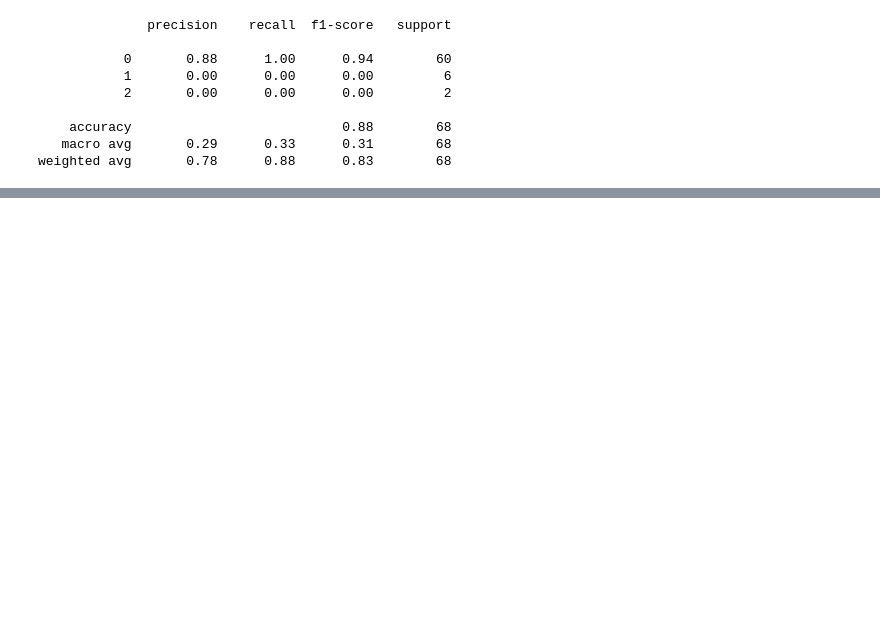
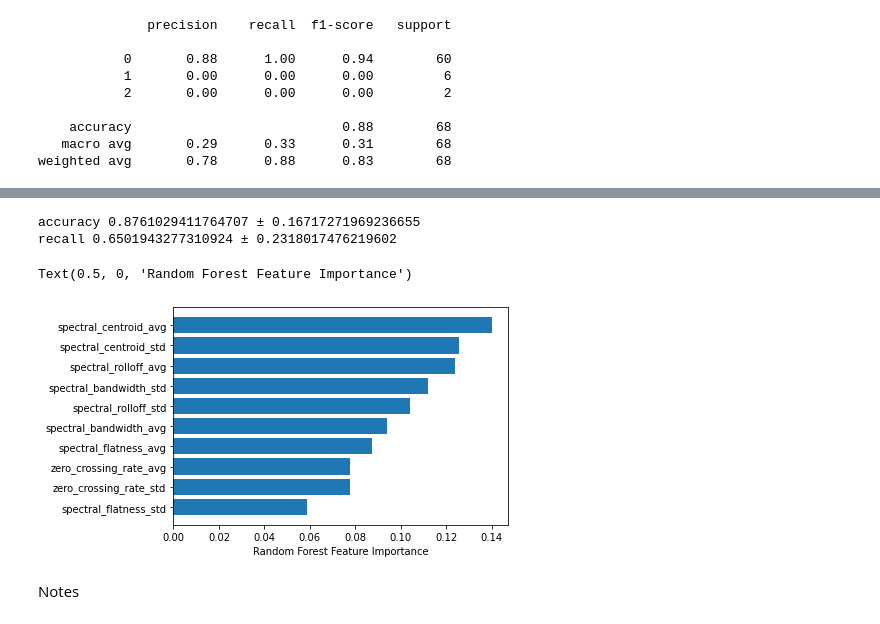
Before and after one commit to Whoami666/HSE_Lab, a Jupyter notebook: schiz_models_random_forest.ipynb, the cells around one changed output, grey strips where cells are left out. Drawn from its saved outputs; the diff is of its cells as text; code cells hidden in the pictures; blank space fills up the shorter version.

```diff
--- a/schiz_models_random_forest.ipynb
+++ b/schiz_models_random_forest.ipynb
@@ -161,0 +298,5 @@ cross_validate(rfc, X, y, scoring=scoring)
+# %%
+X = df1d.drop(['tds', 'tds_binary'], axis=1)
+y = df1d.tds_binary # Target variable
+
+X_train, X_test, y_train, y_test = train_test_split(X, y, test_size=0.4, random_state=16)
@@ -161,0 +327,9 @@ cross_validate(rfc, X, y, scoring=scoring)
+# %%
+from sklearn.ensemble import RandomForestClassifier
+rfc = RandomForestClassifier(n_estimators = opt.best_params_['n_estimators'],
+                             max_depth = opt.best_params_['max_depth'],
+                             min_samples_split = opt.best_params_['min_samples_split'],
+                             min_samples_leaf = opt.best_params_['min_samples_leaf'])
+rfc.fit(X_train, y_train)
+y_pred = rfc.predict(X_test)
+print(classification_report(y_test,y_pred))
@@ -161,0 +345,25 @@ cross_validate(rfc, X, y, scoring=scoring)
+# %%
+kf = KFold(n_splits=10)
+
+crossval_accuracy = cross_val_score(rfc, X, y, scoring='accuracy', cv = kf)
+mean_score = crossval_accuracy.mean()
+std_score = crossval_accuracy.std()
+print('accuracy', mean_score, '±', std_score)
+
+crossval_recall = cross_val_score(rfc, X, y, scoring='recall_macro', cv = kf)
+mean_score = crossval_recall.mean()
+std_score = crossval_recall.std()
+print('recall', mean_score, '±', std_score)
+# %% [output]
+accuracy 0.8761029411764707 ± 0.16717271969236655
+recall 0.6501943277310924 ± 0.2318017476219602
+# %%
+sorted_idx = rfc.feature_importances_.argsort()
+feature_names = [f"feature {i}" for i in range(X.shape[1])]
+plt.barh(X.columns[sorted_idx], rfc.feature_importances_[sorted_idx])
+plt.xlabel("Random Forest Feature Importance")
+# %% [output]
+Text(0.5, 0, 'Random Forest Feature Importance')
+[figure, added]
+# %% [markdown]
+Notes
```
Also changed, not shown: parts of 36 cells of this notebook.
